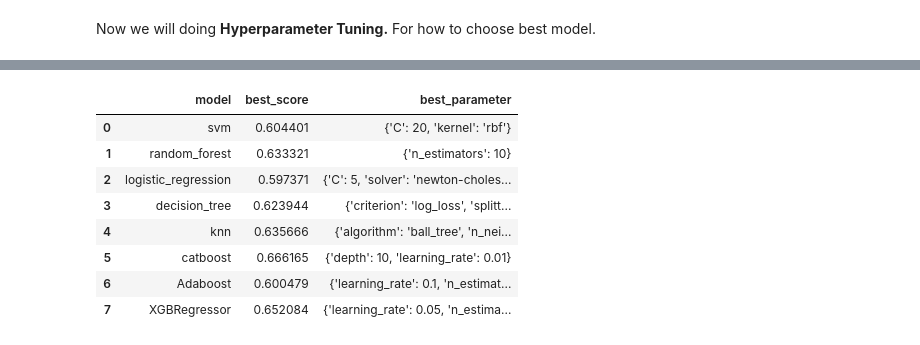
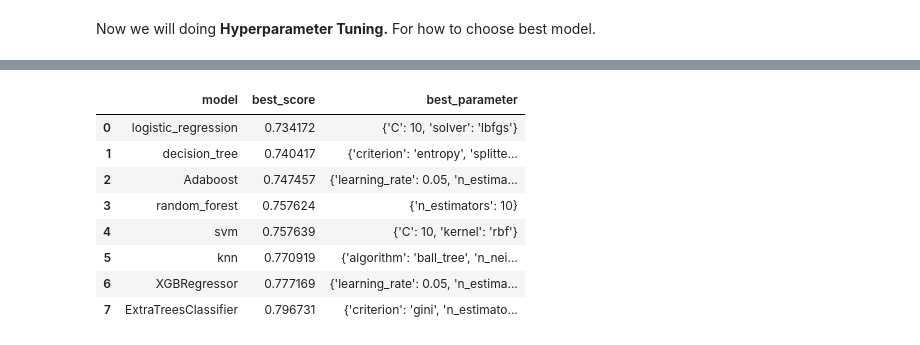
Before and after one commit to DeeapkSen/Wine-Quality-Prediction, a Jupyter notebook: Notebook/Model Training.ipynb, the cells around one changed output, grey strips where cells are left out. Saved outputs shown, nothing was run; the diff lists cells and outputs as text; code cells hidden in the pictures.

```diff
--- a/Notebook/Model Training.ipynb
+++ b/Notebook/Model Training.ipynb
@@ -40,7 +49,8 @@ df.head()
 # %%
-df['quality'] = df['quality'].replace(3, 7)
-df['quality'] = df['quality'].replace(4, 7)
-df['quality'] = df['quality'].replace(8, 7)
+df['quality'] = df['quality'].replace(3, 5)
+df['quality'] = df['quality'].replace(4, 5)
+df['quality'] = df['quality'].replace(7, 6)
+df['quality'] = df['quality'].replace(8, 6)
 
 df.quality.value_counts()
 # %% [output]
@@ -59,12 +68,12 @@ def remove_outliers(col):
 
     lower_range = Q1 - (1.5 * IQR)
     upper_range = Q3 + (1.5 * IQR)
-#     return lower_range, upper_range
-    for column in cols:
-        lr, ur = remove_outliers(df[column])
-        df[column] = np.where(df[column]>ur, ur, df[column])
-        df[column] = np.where(df[column]<lr, lr, df[column])
-    return df
+    return lower_range, upper_range
+
+for column in cols:
+    lr, ur = remove_outliers(df[column])
+    df[column] = np.where(df[column]>ur, ur, df[column])
+    df[column] = np.where(df[column]<lr, lr, df[column])
 # %%
 df.describe()
 # %% [output]
@@ -131,18 +198,22 @@ models = {
     'SVC' : SVC(),
     'RandomForestClassifier' : RandomForestClassifier(),
     'XGBClassifier' : XGBClassifier(),
-    'CatBoostClassifier' : CatBoostClassifier(verbose=False),
-    'AdaBoostClassifier' : AdaBoostClassifier()
+#     'CatBoostClassifier' : CatBoostClassifier(verbose=False),
+    'AdaBoostClassifier' : AdaBoostClassifier(),
+    'ElasticNet' : ElasticNet(),
+    'ExtraTreesClassifier' : ExtraTreesClassifier()
 }
 
 model_list = []
 score_list = []
+train_list = []
 
 for i in range(len(list(models))):
     model = list(models.values())[i]
     model.fit(X_train, y_train)
     train_score = model.score(X_train, y_train)
     test_score = model.score(X_test, y_test)
+    train_list.append(train_score)
 
     y_train_predict = model.predict(X_train)
     y_test_predict = model.predict(X_test)
@@ -229,11 +301,11 @@ model_params = {
             'algorithm' : ['ball_tree', 'kd_tree', 'brute']
         }
     },
-    'catboost' :{
-        'model' : CatBoostClassifier(),
+    'ExtraTreesClassifier' :{
+        'model' : ExtraTreesClassifier(),
         'params' : {
-            'depth' : [6, 8 ,10],
-            'learning_rate' : [.1, .01, .05, .001],
+            'criterion': ['gini', 'entropy', 'log_loss'],
+            'n_estimators' : [8, 16, 32, 64, 128, 256]
         }
     },
     'Adaboost' :{
@@ -250,6 +322,13 @@ model_params = {
             'n_estimators' : [8, 16, 32, 64, 128, 256]
         }
     }
+#     'CatBoostClassifier' :{
+#         'model' : CatBoostClassifier(),
+#         'params' : {
+#             'depth' : [6, 8, 10],
+#             'learning_rate' : [.1, .01, .05, .001]
+#         }
+#     }
 }
 # %%
 scores = []
@@ -283,13 +344,13 @@ for model_name, mp in model_params.items():
 # %%
-pd.DataFrame(scores)
+pd.DataFrame(scores).sort_values(by='best_score', ignore_index=True)
 # %% [output]
 |  | model | best_score | best_parameter |
-| 0 | svm | 0.604401 | {'C': 20, 'kernel': 'rbf'} |
-| 1 | random_forest | 0.633321 | {'n_estimators': 10} |
-| 2 | logistic_regression | 0.597371 | {'C': 5, 'solver': 'newton-choles... |
-| 3 | decision_tree | 0.623944 | {'criterion': 'log_loss', 'splitt... |
-| 4 | knn | 0.635666 | {'algorithm': 'ball_tree', 'n_nei... |
-| 5 | catboost | 0.666165 | {'depth': 10, 'learning_rate': 0.01} |
-| 6 | Adaboost | 0.600479 | {'learning_rate': 0.1, 'n_estimat... |
-| 7 | XGBRegressor | 0.652084 | {'learning_rate': 0.05, 'n_estima... |
+| 0 | logistic_regression | 0.734172 | {'C': 10, 'solver': 'lbfgs'} |
+| 1 | decision_tree | 0.740417 | {'criterion': 'entropy', 'splitte... |
+| 2 | Adaboost | 0.747457 | {'learning_rate': 0.05, 'n_estima... |
+| 3 | random_forest | 0.757624 | {'n_estimators': 10} |
+| 4 | svm | 0.757639 | {'C': 10, 'kernel': 'rbf'} |
+| 5 | knn | 0.770919 | {'algorithm': 'ball_tree', 'n_nei... |
+| 6 | XGBRegressor | 0.777169 | {'learning_rate': 0.05, 'n_estima... |
+| 7 | ExtraTreesClassifier | 0.796731 | {'criterion': 'gini', 'n_estimato... |
 # %%
```
Also changed, not shown: parts of 21 cells of this notebook, 18 other files.
